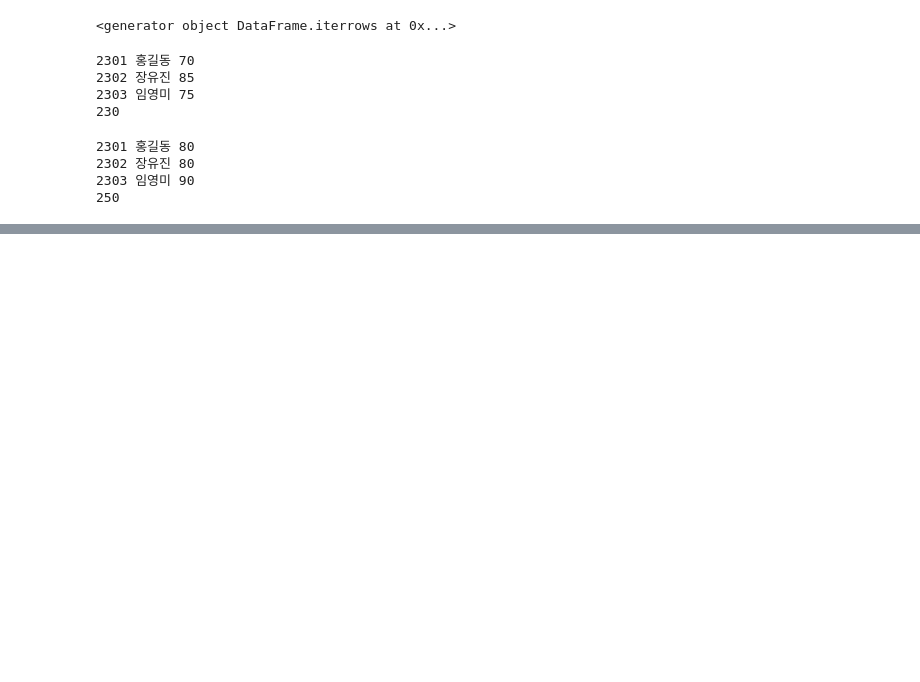
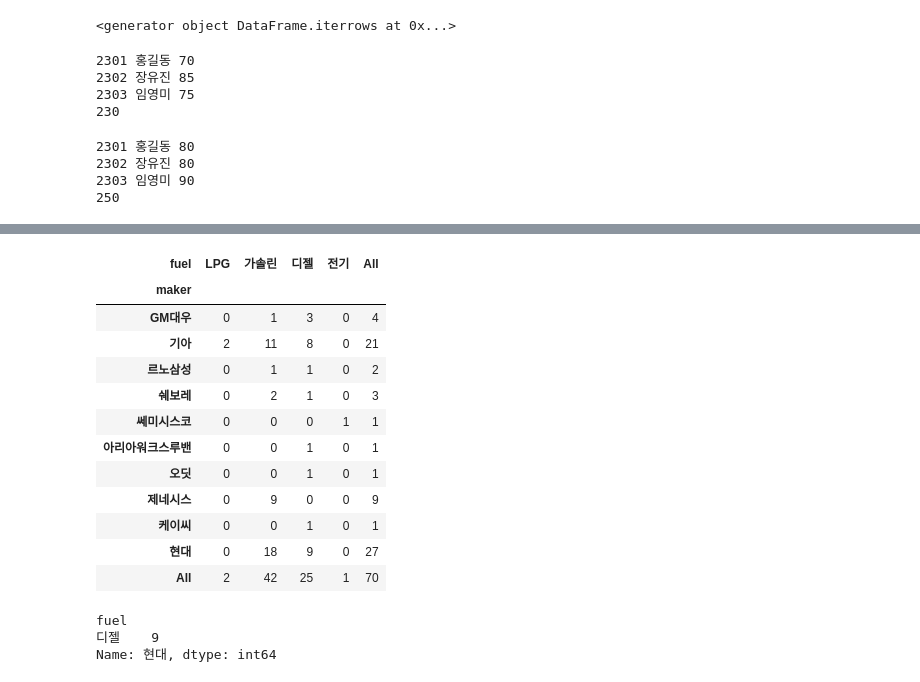
Before and after one commit to HongSeongMo/Bigdata_Analysis_Professional, a Jupyter notebook: 241016.ipynb, the cells around one changed output, grey strips where cells are left out. Saved outputs shown, nothing was run; the diff lists cells and outputs as text; code cells hidden in the pictures; blank space fills up the shorter version.

```diff
--- a/241016.ipynb
+++ b/241016.ipynb
@@ -55,0 +431,4 @@ print(summath)
+# %%
+import pandas as pd
+df = pd.read_csv('/content/drive/MyDrive/Colab Notebooks/work/usedcars.csv', encoding='euc-kr', index_col=0)
+df.head()
@@ -55,0 +442,3 @@ print(summath)
+# %%
+dfnew = df[['maker','fuel']]
+dfnew.head()
@@ -55,0 +452,23 @@ print(summath)
+# %%
+crosstable = pd.crosstab(dfnew.maker, dfnew.fuel, margins=True)
+crosstable
+# %% [output]
+| fuel | LPG | 가솔린 | 디젤 | 전기 | All |
+| maker |  |  |  |  |  |
+| GM대우 | 0 | 1 | 3 | 0 | 4 |
+| 기아 | 2 | 11 | 8 | 0 | 21 |
+| 르노삼성 | 0 | 1 | 1 | 0 | 2 |
+| 쉐보레 | 0 | 2 | 1 | 0 | 3 |
+| 쎄미시스코 | 0 | 0 | 0 | 1 | 1 |
+| 아리아워크스루밴 | 0 | 0 | 1 | 0 | 1 |
+| 오딧 | 0 | 0 | 1 | 0 | 1 |
+| 제네시스 | 0 | 9 | 0 | 0 | 9 |
+| 케이씨 | 0 | 0 | 1 | 0 | 1 |
+| 현대 | 0 | 18 | 9 | 0 | 27 |
+| All | 2 | 42 | 25 | 1 | 70 |
+# %%
+print(crosstable.loc['현대',['디젤']])
+# %% [output]
+fuel
+디젤    9
+Name: 현대, dtype: int64
```
Also changed, not shown: parts of 55 cells of this notebook.
